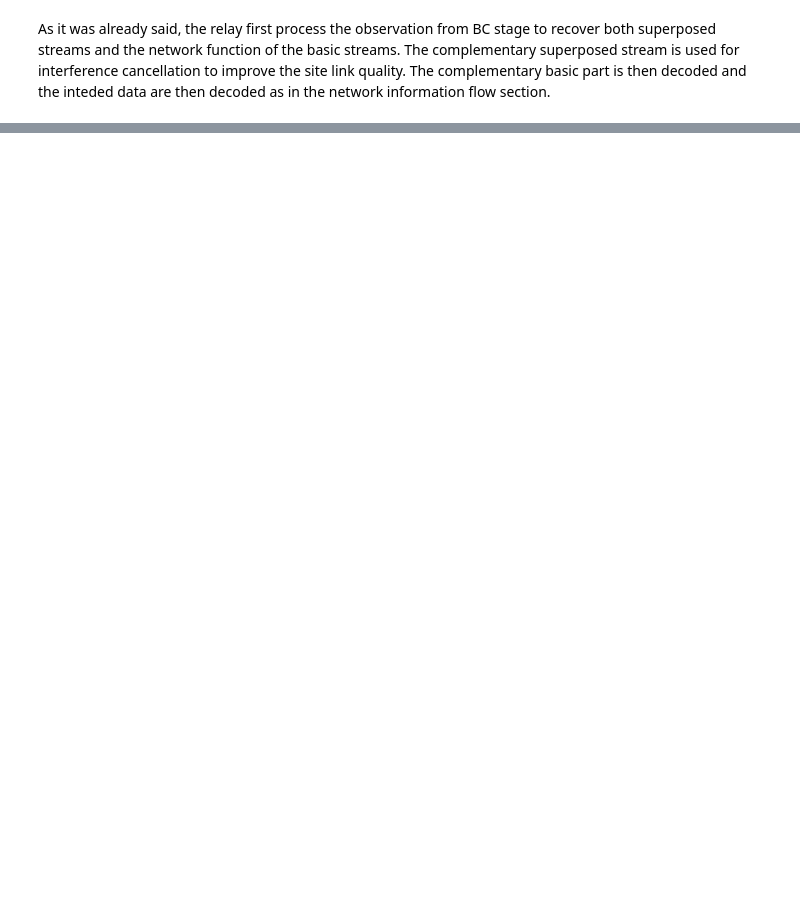
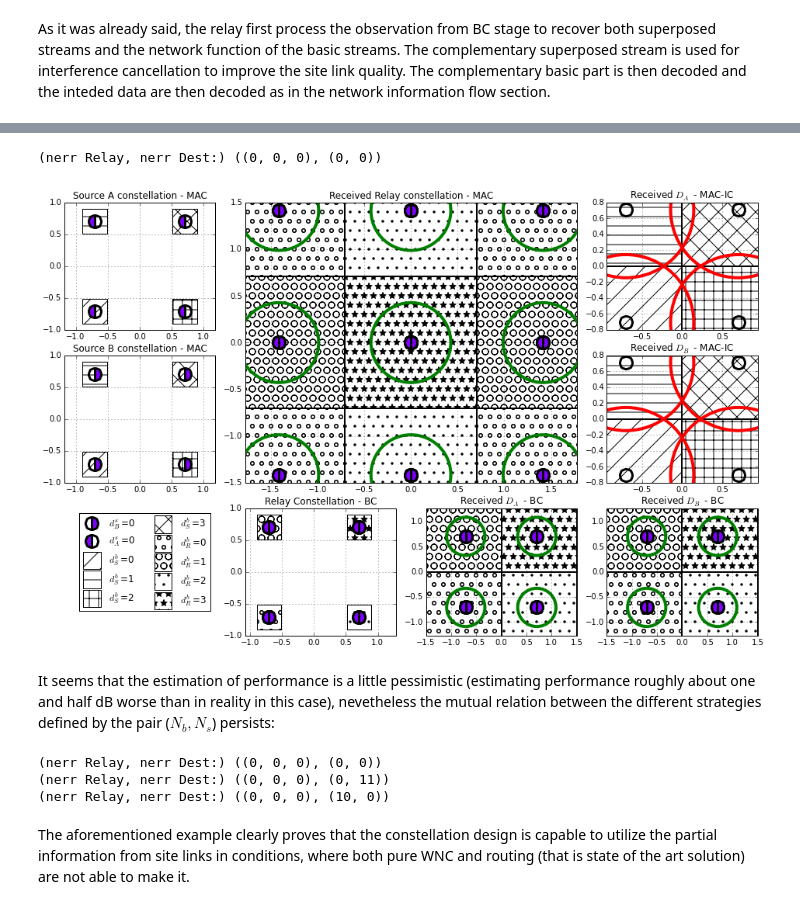
Before and after one commit to ProchazkaPavel/EURASIP_2017, a Jupyter notebook: web_pres/Simulation.ipynb, the cells around one changed output, grey strips where cells are left out. Cells and saved outputs as stored; diff of their text form; code cells hidden in the pictures; blank space fills up the shorter version.

```diff
--- a/web_pres/Simulation.ipynb
+++ b/web_pres/Simulation.ipynb
@@ -169,0 +203,40 @@ print 'nerr in relay: dAs:%d, dBs:%d, db:%d'\
+# %%
+Nb = 2
+Ns = 0
+h = 1.
+gMAC = 18
+gBC = 19
+gHSI = 12
+draw_Constellations_IC_withErrCirc(Nb, Ns, h, gMAC, gBC, gHSI)
+print '(nerr Relay, nerr Dest:)',run_chain(Nb, Ns, h, gMAC, gBC, gHSI, L = 1000)
+# %% [output]
+(nerr Relay, nerr Dest:) ((0, 0, 0), (0, 0))
+[figure, added]
+# %% [markdown]
+
+It seems that the estimation of performance is a little pessimistic (estimating performance roughly about one and half dB worse than in reality in this case), nevetheless the mutual relation between the different strategies defined by the pair ($N_b, N_s$) persists:
+# %%
+gMAC = 16.5
+gBC = 17.5
+gHSI = 10.5
+h = 1.
+
+Nb = 1
+Ns = 1
+print '(nerr Relay, nerr Dest:)',run_chain(Nb, Ns, h, gMAC, gBC, gHSI, L = 10000)
+
+# Compared to
+Nb = 2
+Ns = 0
+print '(nerr Relay, nerr Dest:)',run_chain(Nb, Ns, h, gMAC, gBC, gHSI, L = 10000)
+
+# and
+Nb = 0
+Ns = 2
+print '(nerr Relay, nerr Dest:)',run_chain(Nb, Ns, h, gMAC, gBC, gHSI, L = 10000)
+# %% [output]
+(nerr Relay, nerr Dest:) ((0, 0, 0), (0, 0))
+(nerr Relay, nerr Dest:) ((0, 0, 0), (0, 11))
+(nerr Relay, nerr Dest:) ((0, 0, 0), (10, 0))
+# %% [markdown]
+The aforementioned example clearly proves that the constellation design is capable to utilize the partial information from site links in conditions, where both pure WNC and routing (that is state of the art solution) are not able to make it.
```
Also changed, not shown: parts of 18 cells of this notebook, 3 other files.
